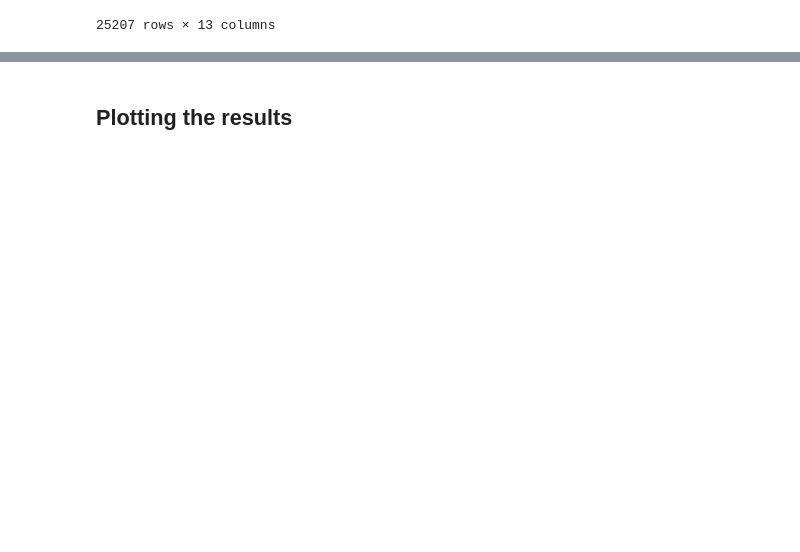
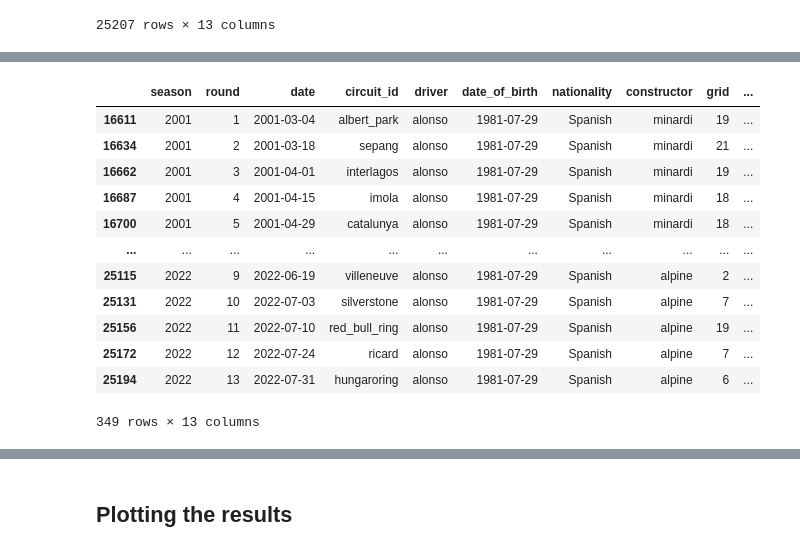
Before and after one commit to autrefois/bootcamp, a Jupyter notebook: 2022/python_workshop/notebooks/08_pandas.ipynb, the cells around one changed output, grey strips where cells are left out. Saved outputs shown, nothing was run; the diff lists cells and outputs as text; code cells hidden in the pictures; blank space fills up the shorter version.

```diff
--- a/2022/python_workshop/notebooks/08_pandas.ipynb
+++ b/2022/python_workshop/notebooks/08_pandas.ipynb
@@ -1040,3 +1043,19 @@ max_verstappen's first race was on 2015-03-15 00:00:00 with toro_rosso
+# %%
+races
+# %% [output]
+|  | season | round | date | circuit_id | driver | date_of_birth | nationality | constructor | grid | ... |
+| 16611 | 2001 | 1 | 2001-03-04 | albert_park | alonso | 1981-07-29 | Spanish | minardi | 19 | ... |
+| 16634 | 2001 | 2 | 2001-03-18 | sepang | alonso | 1981-07-29 | Spanish | minardi | 21 | ... |
+| 16662 | 2001 | 3 | 2001-04-01 | interlagos | alonso | 1981-07-29 | Spanish | minardi | 19 | ... |
+| 16687 | 2001 | 4 | 2001-04-15 | imola | alonso | 1981-07-29 | Spanish | minardi | 18 | ... |
+| 16700 | 2001 | 5 | 2001-04-29 | catalunya | alonso | 1981-07-29 | Spanish | minardi | 18 | ... |
+| ... | ... | ... | ... | ... | ... | ... | ... | ... | ... | ... |
+| 25115 | 2022 | 9 | 2022-06-19 | villeneuve | alonso | 1981-07-29 | Spanish | alpine | 2 | ... |
+| 25131 | 2022 | 10 | 2022-07-03 | silverstone | alonso | 1981-07-29 | Spanish | alpine | 7 | ... |
+| 25156 | 2022 | 11 | 2022-07-10 | red_bull_ring | alonso | 1981-07-29 | Spanish | alpine | 19 | ... |
+| 25172 | 2022 | 12 | 2022-07-24 | ricard | alonso | 1981-07-29 | Spanish | alpine | 7 | ... |
+| 25194 | 2022 | 13 | 2022-07-31 | hungaroring | alonso | 1981-07-29 | Spanish | alpine | 6 | ... |
+349 rows × 13 columns
 # %%
 # when was his first podium + with which constructor?
 # keep in mind the driver may have been on the podium 0 times
```
Also changed, not shown: parts of 29 cells of this notebook, 2 other files.
